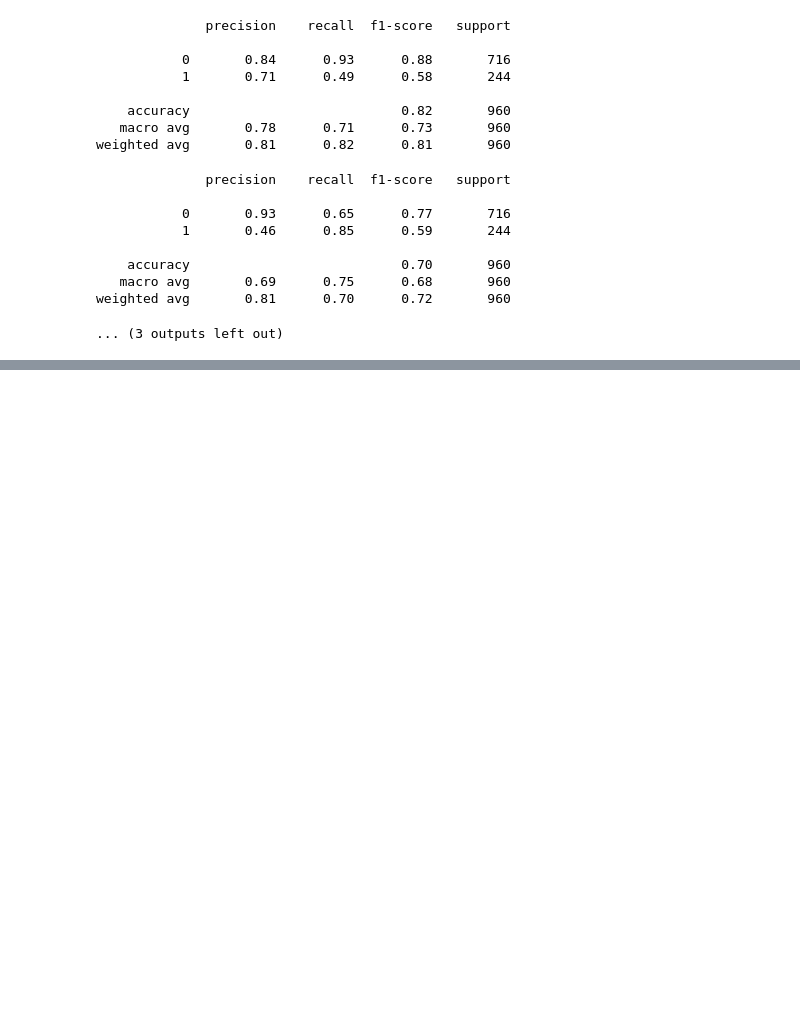
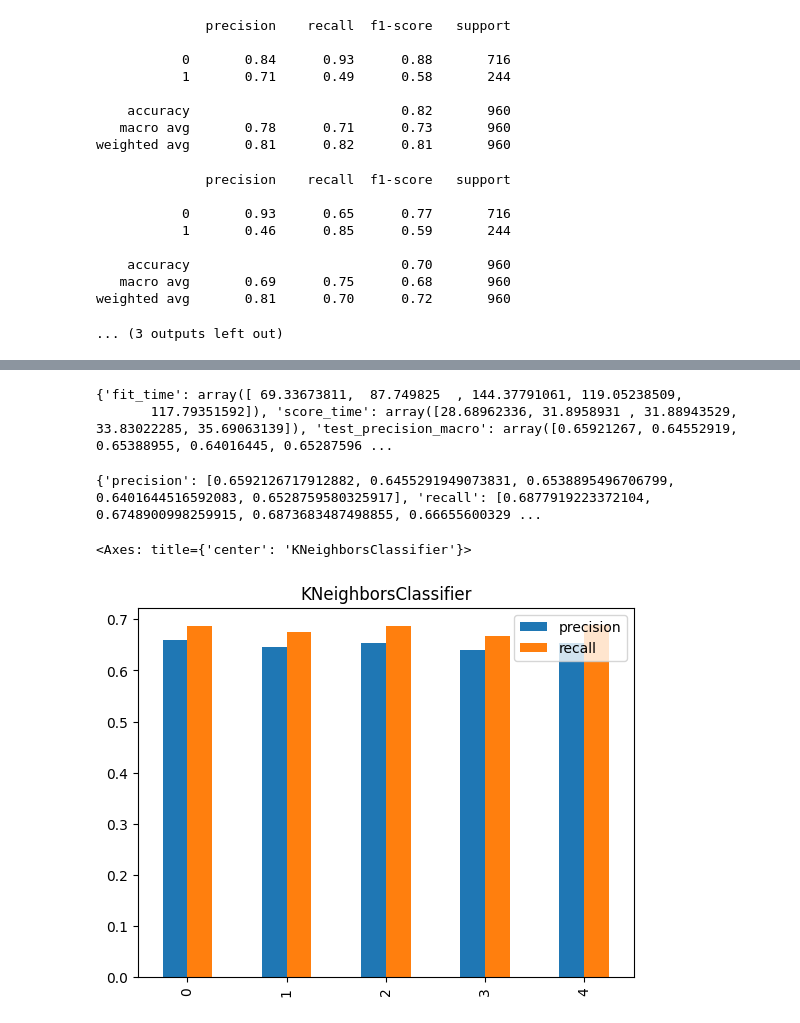
Before and after one commit to F-Zinga/DataMining-EmotionDetection, a Jupyter notebook: notebook/model_evaluation.ipynb, the cells around one changed output, grey strips where cells are left out. Cells and saved outputs as stored; diff of their text form; code cells hidden in the pictures; blank space fills up the shorter version.

```diff
--- a/notebook/model_evaluation.ipynb
+++ b/notebook/model_evaluation.ipynb
@@ -136,0 +202,31 @@ weighted avg       0.81      0.70      0.72       960
+# %%
+steps = [
+    ("scaler", WordVectorTransformer()),
+    ("sampler", SMOTE()),
+    ("classification", KNeighborsClassifier())
+]
+
+pipeline = Pipeline(steps)
+
+knn_results = cross_validate(
+    pipeline,
+    x,
+    y,
+    cv=StratifiedKFold(shuffle=True, random_state=15, n_splits=5),
+    scoring=('precision_macro', 'recall_macro')
+)
+
+print(knn_results)
+# %% [output]
+{'fit_time': array([ 69.33673811,  87.749825  , 144.37791061, 119.05238509,
+       117.79351592]), 'score_time': array([28.68962336, 31.8958931 , 31.88943529, 33.83022285, 35.69063139]), 'test_precision_macro': array([0.65921267, 0.64552919, 0.65388955, 0.64016445, 0.65287596 ...
+# %%
+data = {'precision':knn_results['test_precision_macro'].tolist(),
+        'recall':knn_results['test_recall_macro'].tolist()}
+print(data)
+ser = pd.DataFrame(data=data, index=['0','1','2','3','4'])
+ser.plot(kind='bar',title = 'KNeighborsClassifier')
+# %% [output]
+{'precision': [0.6592126717912882, 0.6455291949073831, 0.6538895496706799, 0.6401644516592083, 0.6528759580325917], 'recall': [0.6877919223372104, 0.6748900998259915, 0.6873683487498855, 0.66655600329 ...
+<Axes: title={'center': 'KNeighborsClassifier'}>
+[figure, added]
```
Also changed, not shown: parts of 5 cells of this notebook.
